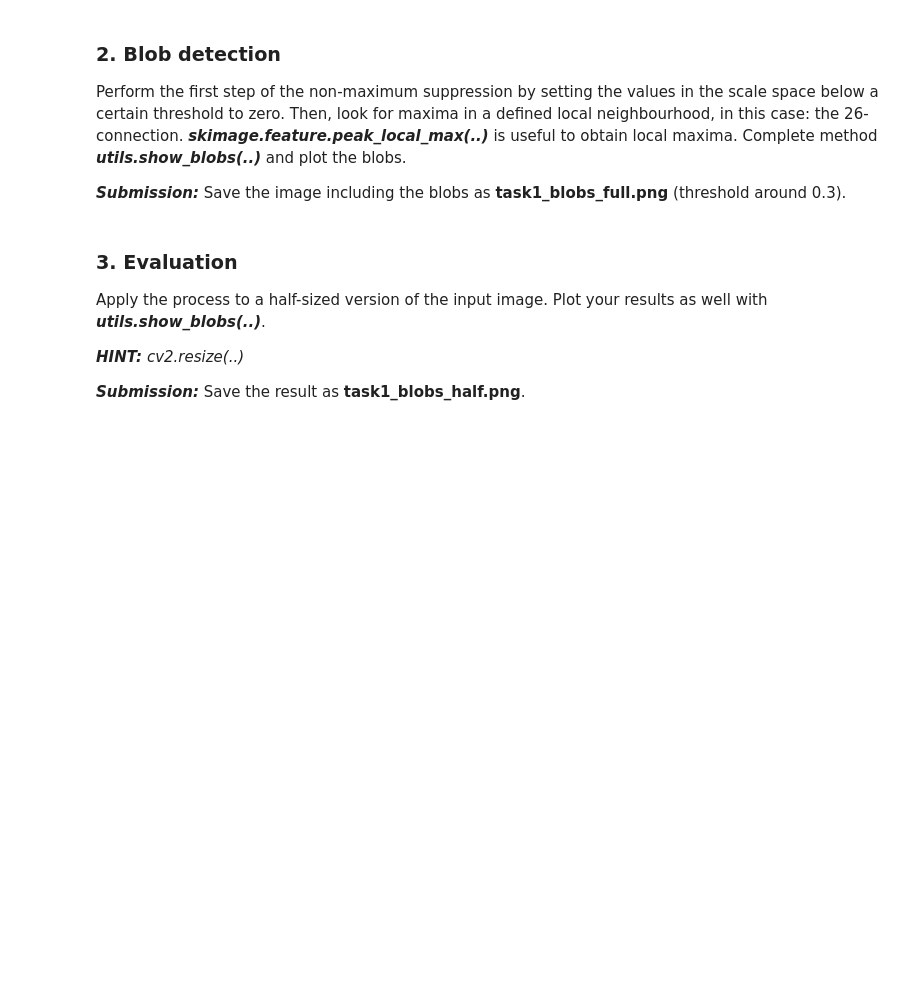
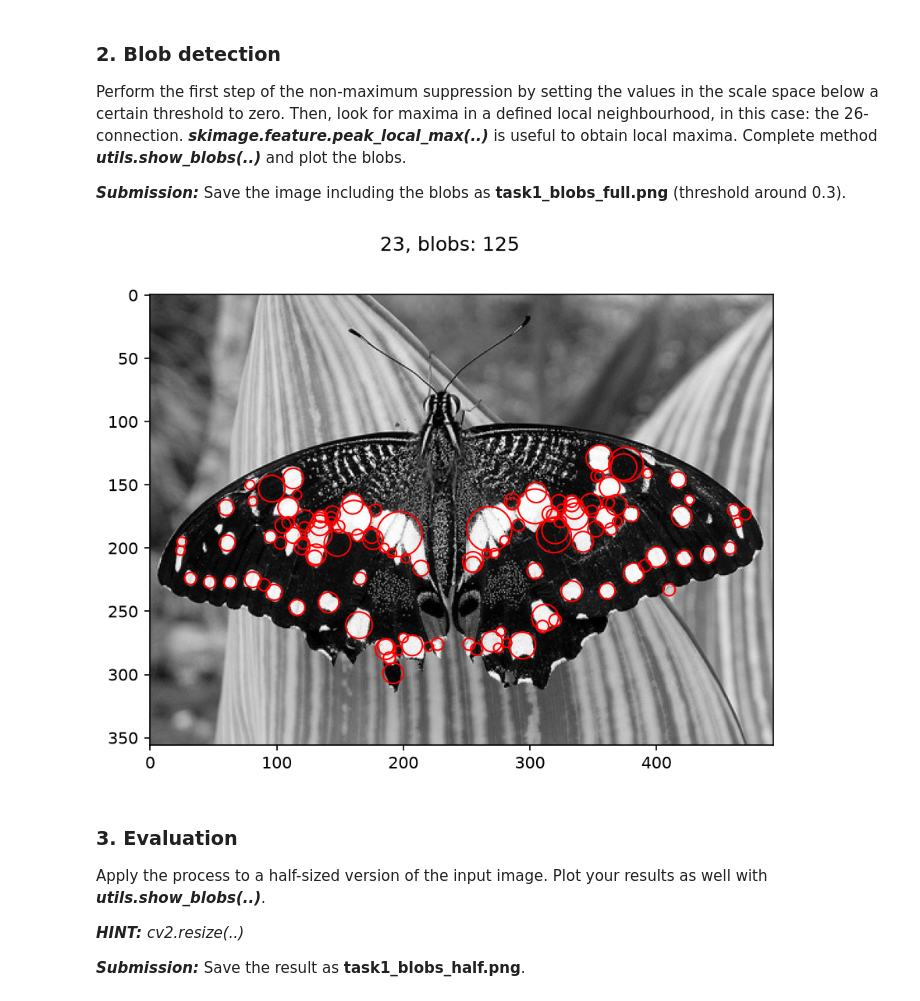
Before and after one commit to Pauhl/Computer_Vision_Assignment_1, a Jupyter notebook: TASK1/Task1.ipynb, the cells around one changed output. Drawn from its saved outputs; the diff is of its cells as text; code cells hidden in the pictures; blank space fills up the shorter version.

```diff
--- a/TASK1/Task1.ipynb
+++ b/TASK1/Task1.ipynb
@@ -55,3 +59,17 @@ thres = 0.3
+# %%
+thres = 0.3
+
+#student_code start
+
+thresholded = pyramid.copy()
+thresholded[thresholded < thres] = 0
+peaks = peak_local_max(thresholded, footprint=np.ones((3, 3, 3), dtype=bool))
+
+utils.show_blobs(img=normalized_image, peaks=peaks, all_sigmas=all_sigmas, group_no='23', name='Blobs')
+
+#student_code end
+# %% [output]
+[figure, added]
 # %% [markdown]
 ### 3. Evaluation
 
```
Also changed, not shown: parts of 14 cells of this notebook, 10 other files.
